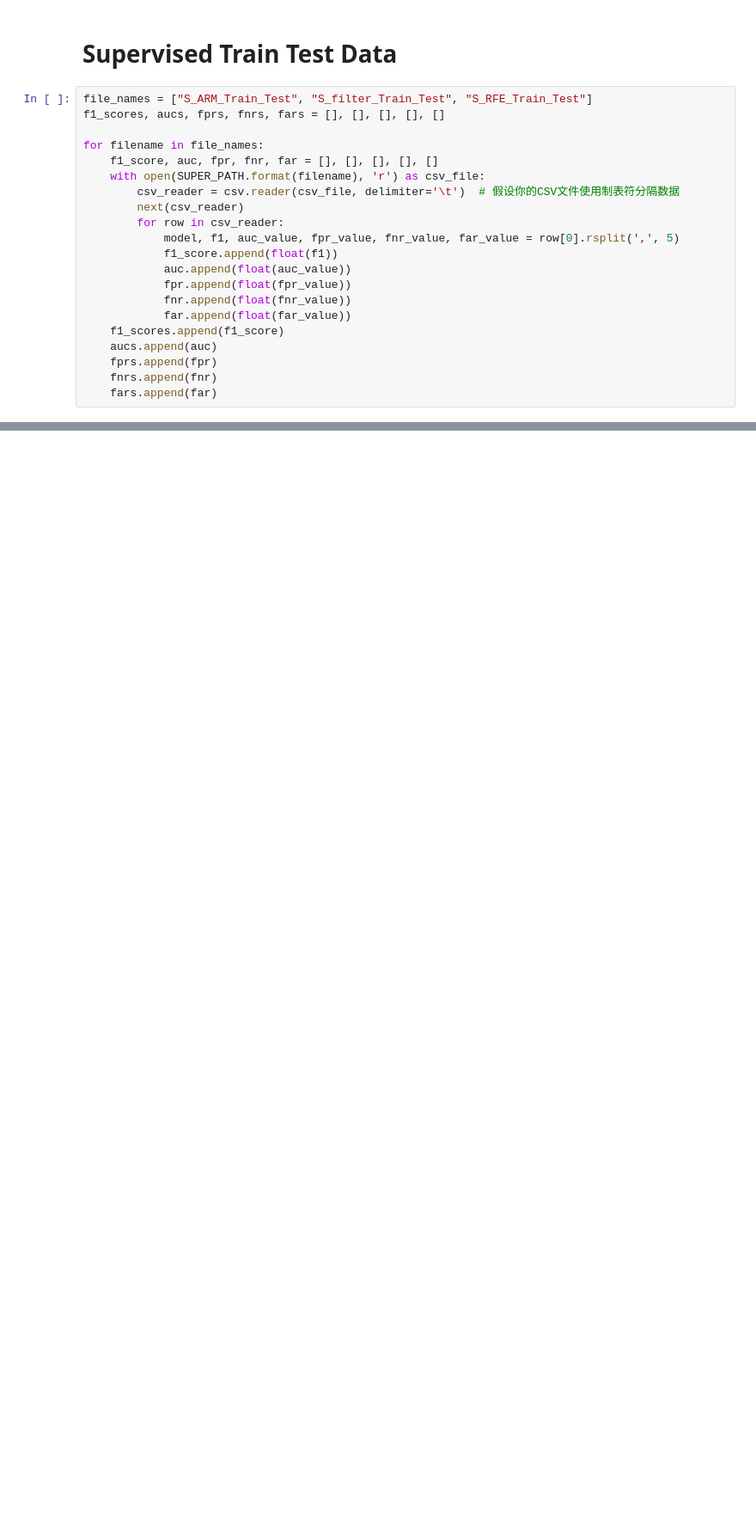
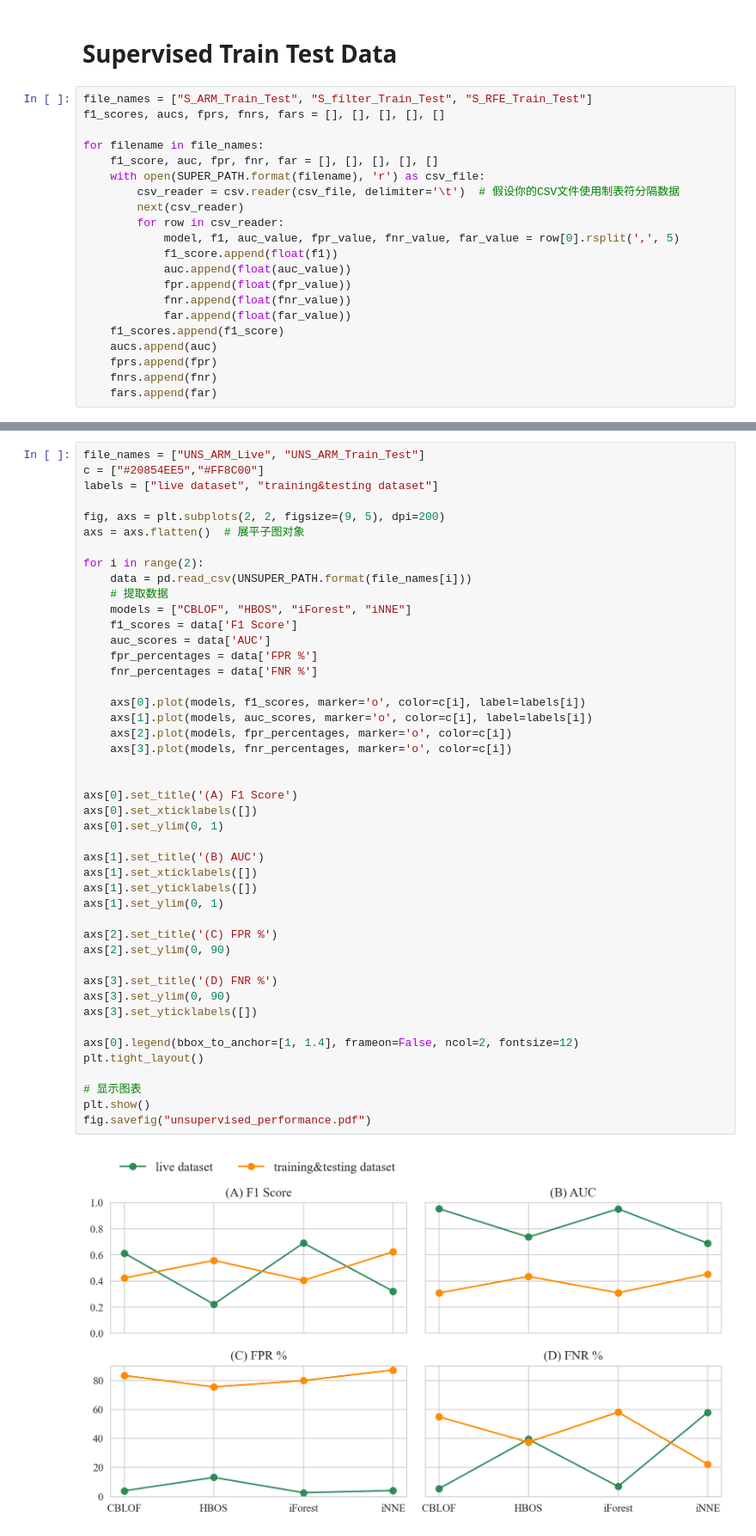
Before and after one commit to yjdBeam/CEG5003, a Jupyter notebook: plot/permformance_plot.ipynb, the cells around one changed output, grey strips where cells are left out. Shown at 86% size. Drawn from its saved outputs; the diff is of its cells as text; blank space fills up the shorter version.

```diff
--- a/plot/permformance_plot.ipynb
+++ b/plot/permformance_plot.ipynb
@@ -136,0 +137,47 @@ f.savefig("supervised_train_test_performance.pdf")
+# %%
+file_names = ["UNS_ARM_Live", "UNS_ARM_Train_Test"]
+c = ["#20854EE5","#FF8C00"]
+labels = ["live dataset", "training&testing dataset"]
+
+fig, axs = plt.subplots(2, 2, figsize=(9, 5), dpi=200)
+axs = axs.flatten()  # 展平子图对象
+
+for i in range(2):
+    data = pd.read_csv(UNSUPER_PATH.format(file_names[i]))
+    # 提取数据
+    models = ["CBLOF", "HBOS", "iForest", "iNNE"]
+    f1_scores = data['F1 Score']
+    auc_scores = data['AUC']
+    fpr_percentages = data['FPR %']
+    fnr_percentages = data['FNR %']
+
+    axs[0].plot(models, f1_scores, marker='o', color=c[i], label=labels[i])
+    axs[1].plot(models, auc_scores, marker='o', color=c[i], label=labels[i])
+    axs[2].plot(models, fpr_percentages, marker='o', color=c[i])
+    axs[3].plot(models, fnr_percentages, marker='o', color=c[i])
+
+
+axs[0].set_title('(A) F1 Score')
+axs[0].set_xticklabels([])
+axs[0].set_ylim(0, 1)
+
+axs[1].set_title('(B) AUC')
+axs[1].set_xticklabels([])
+axs[1].set_yticklabels([])
+axs[1].set_ylim(0, 1)
+
+axs[2].set_title('(C) FPR %')
+axs[2].set_ylim(0, 90)
+
+axs[3].set_title('(D) FNR %')
+axs[3].set_ylim(0, 90)
+axs[3].set_yticklabels([])
+
+axs[0].legend(bbox_to_anchor=[1, 1.4], frameon=False, ncol=2, fontsize=12)
+plt.tight_layout()
+
+# 显示图表
+plt.show()
+fig.savefig("unsupervised_performance.pdf")
+# %% [output]
+[figure, added]
```
Also changed, not shown: parts of 2 cells of this notebook, 12 other files.
